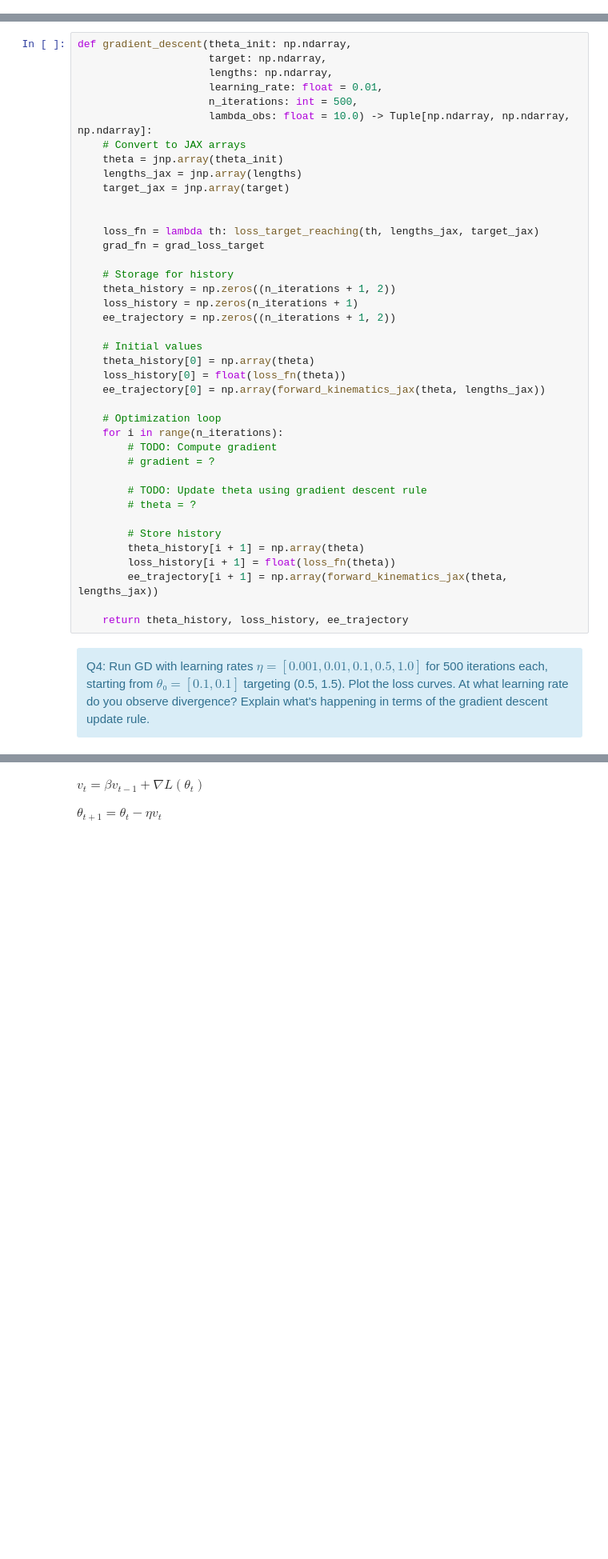
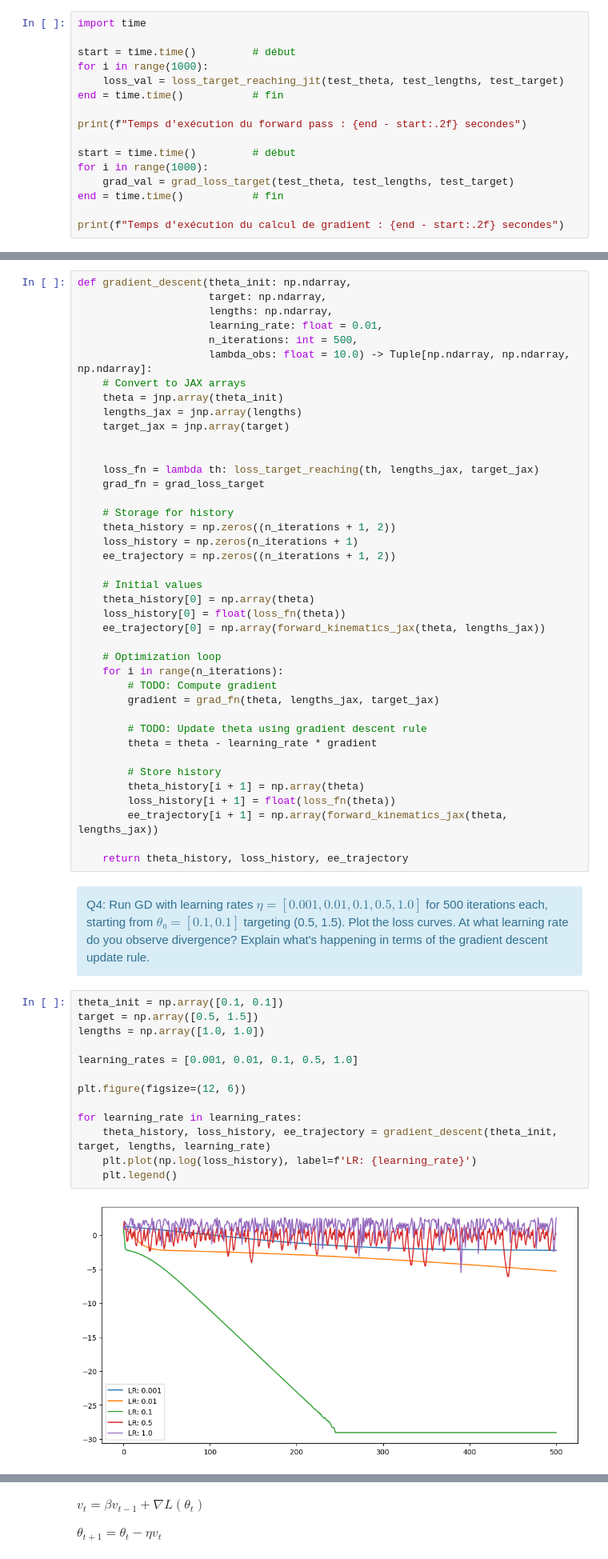
Before and after one commit to Tmqng/stochastic, a Jupyter notebook: notebooks/control_BE.ipynb, the cells around one changed output, grey strips where cells are left out. Shown at 80% size. Cells and saved outputs as stored; diff of their text form; blank space fills up the shorter version.

```diff
--- a/notebooks/control_BE.ipynb
+++ b/notebooks/control_BE.ipynb
@@ -299,3 +355,19 @@ For finite differences, use:
 # %% [markdown]
 <div class="alert alert-info">
 Q3: Compare the computational time of evaluating the gradient using JAX autodiff versus evaluating just the forward pass (loss calculation only). Run each 1000 times and report the ratio. What does this tell you about the computational overhead of automatic differentiation?</div>
+# %%
+import time
+
+start = time.time()         # début
+for i in range(1000):
+    loss_val = loss_target_reaching_jit(test_theta, test_lengths, test_target)
+end = time.time()           # fin
+
+print(f"Temps d'exécution du forward pass : {end - start:.2f} secondes")
+
+start = time.time()         # début
+for i in range(1000):
+    grad_val = grad_loss_target(test_theta, test_lengths, test_target)
+end = time.time()           # fin
+
+print(f"Temps d'exécution du calcul de gradient : {end - start:.2f} secondes")
@@ -337,10 +412,10 @@ def gradient_descent(theta_init: np.ndarray,
     # Optimization loop
     for i in range(n_iterations):
         # TODO: Compute gradient
-        # gradient = ?
+        gradient = grad_fn(theta, lengths_jax, target_jax)
 
         # TODO: Update theta using gradient descent rule
-        # theta = ?
+        theta = theta - learning_rate * gradient
 
         # Store history
         theta_history[i + 1] = np.array(theta)
@@ -352,3 +427,18 @@ def gradient_descent(theta_init: np.ndarray,
 <div class="alert alert-info">
 Q4: Run GD with learning rates $η = [0.001, 0.01, 0.1, 0.5, 1.0]$ for 500 iterations each, starting from $θ₀ = [0.1, 0.1]$ targeting (0.5, 1.5). Plot the loss curves. At what learning rate do you observe divergence? Explain what's happening in terms of the gradient descent update rule.
 </div>
+# %%
+theta_init = np.array([0.1, 0.1])
+target = np.array([0.5, 1.5])
+lengths = np.array([1.0, 1.0])
+
+learning_rates = [0.001, 0.01, 0.1, 0.5, 1.0]
+
+plt.figure(figsize=(12, 6))
+
+for learning_rate in learning_rates:
+    theta_history, loss_history, ee_trajectory = gradient_descent(theta_init, target, lengths, learning_rate)
+    plt.plot(np.log(loss_history), label=f'LR: {learning_rate}')
+    plt.legend()
+# %% [output]
+[figure, added]
```
Also changed, not shown: parts of 30 cells of this notebook.
